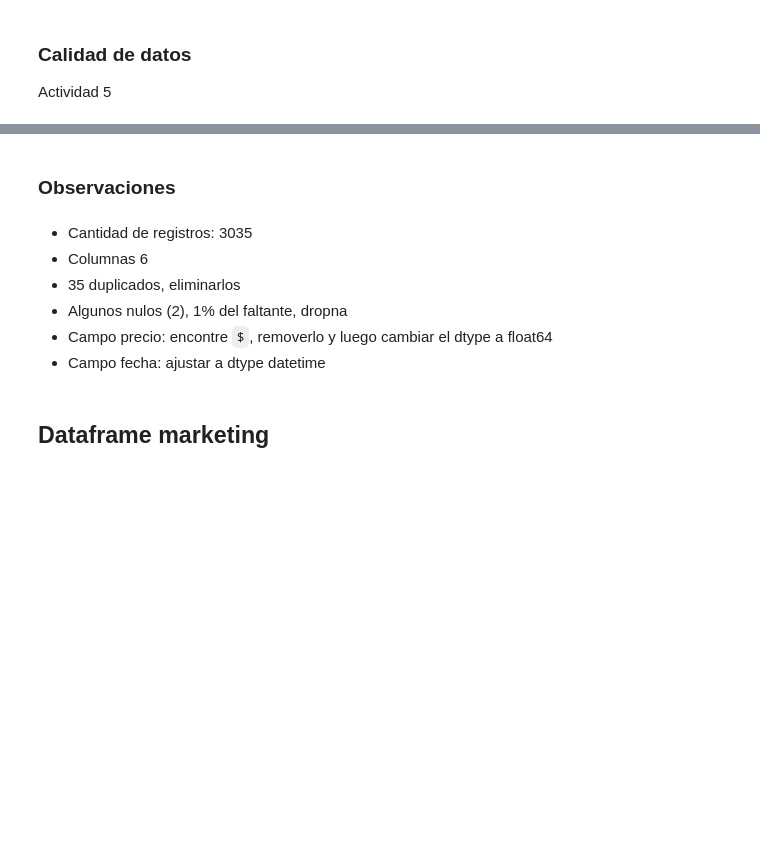
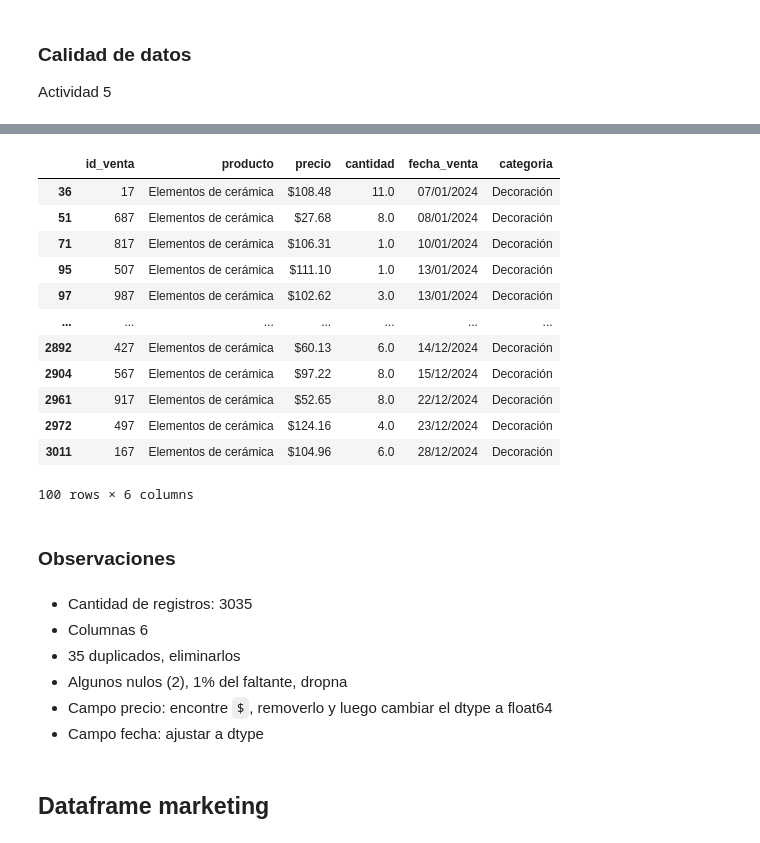
Before and after one commit to CamilaVillarreal/TT-2C2025-Data-Analitycs-Notebooks, a Jupyter notebook: PreEntrega/Pre-entrega.ipynb, the cells around one changed output, grey strips where cells are left out. Drawn from its saved outputs; the diff is of its cells as text; code cells hidden in the pictures; blank space fills up the shorter version.

```diff
--- a/PreEntrega/Pre-entrega.ipynb
+++ b/PreEntrega/Pre-entrega.ipynb
@@ -102,5 +86,5 @@ df_ventas.sample(5)
 # %%
 # Analizamos el campo cantidad
 # si es numerico se puede aplicar describe()
-df_ventas= ["cantidad"].sample(5)
+df_ventas["cantidad"].describe()
 # %% [output]
@@ -134,8 +177,21 @@ df_ventas[df_ventas.isnull().any(axis=1)]
 # %%
 # Analizar los precios de los NaN a ver que opciones tenemos
-# df_ventas[df_ventas["producto"]=="Elementos de cerámica"]
-df_ventas["producto"].value_counts()
-# df_ventas["producto"].unique()
+df_ventas[df_ventas["producto"]=="Elementos de cerámica"]
+#df_ventas["producto"].value_counts()
+# %% [output]
+|  | id_venta | producto | precio | cantidad | fecha_venta | categoria |
+| 36 | 17 | Elementos de cerámica | $108.48 | 11.0 | 07/01/2024 | Decoración |
+| 51 | 687 | Elementos de cerámica | $27.68 | 8.0 | 08/01/2024 | Decoración |
+| 71 | 817 | Elementos de cerámica | $106.31 | 1.0 | 10/01/2024 | Decoración |
+| 95 | 507 | Elementos de cerámica | $111.10 | 1.0 | 13/01/2024 | Decoración |
+| 97 | 987 | Elementos de cerámica | $102.62 | 3.0 | 13/01/2024 | Decoración |
+| ... | ... | ... | ... | ... | ... | ... |
+| 2892 | 427 | Elementos de cerámica | $60.13 | 6.0 | 14/12/2024 | Decoración |
+| 2904 | 567 | Elementos de cerámica | $97.22 | 8.0 | 15/12/2024 | Decoración |
+| 2961 | 917 | Elementos de cerámica | $52.65 | 8.0 | 22/12/2024 | Decoración |
+| 2972 | 497 | Elementos de cerámica | $124.16 | 4.0 | 23/12/2024 | Decoración |
+| 3011 | 167 | Elementos de cerámica | $104.96 | 6.0 | 28/12/2024 | Decoración |
+100 rows × 6 columns
 # %% [markdown]
 ### Observaciones
 # %% [markdown]
@@ -144,7 +200,7 @@ df_ventas["producto"].value_counts()
 * 35 duplicados, eliminarlos
 * Algunos nulos (2), 1% del faltante, dropna
 * Campo precio: encontre `$`, removerlo y luego cambiar el dtype a float64
-* Campo fecha: ajustar a dtype datetime
+* Campo fecha: ajustar a dtype
 # %% [markdown]
 ## Dataframe marketing
 # %% [markdown]
```
Also changed, not shown: parts of 61 cells of this notebook.
